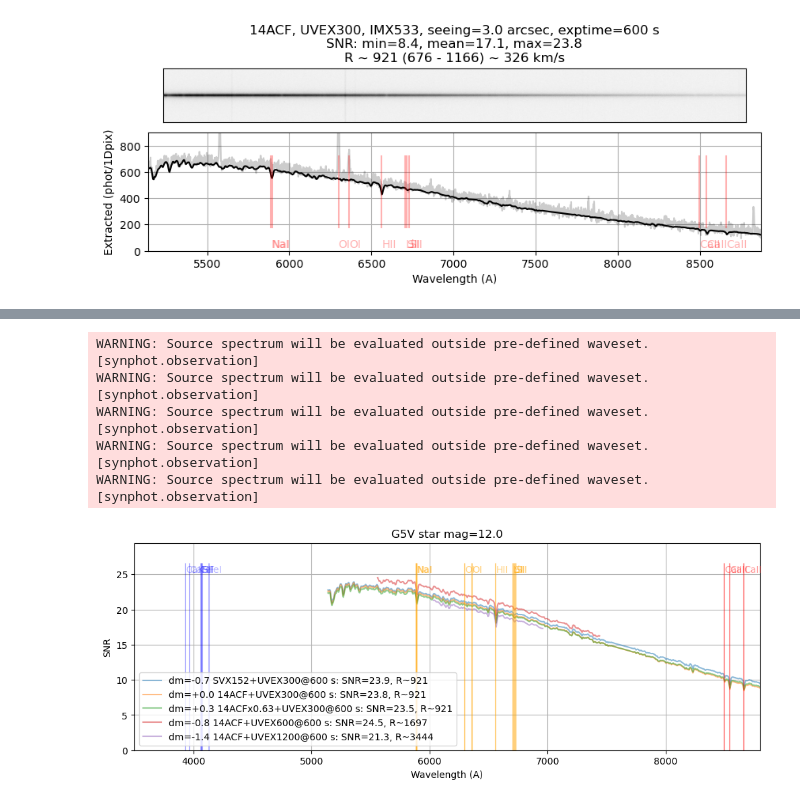
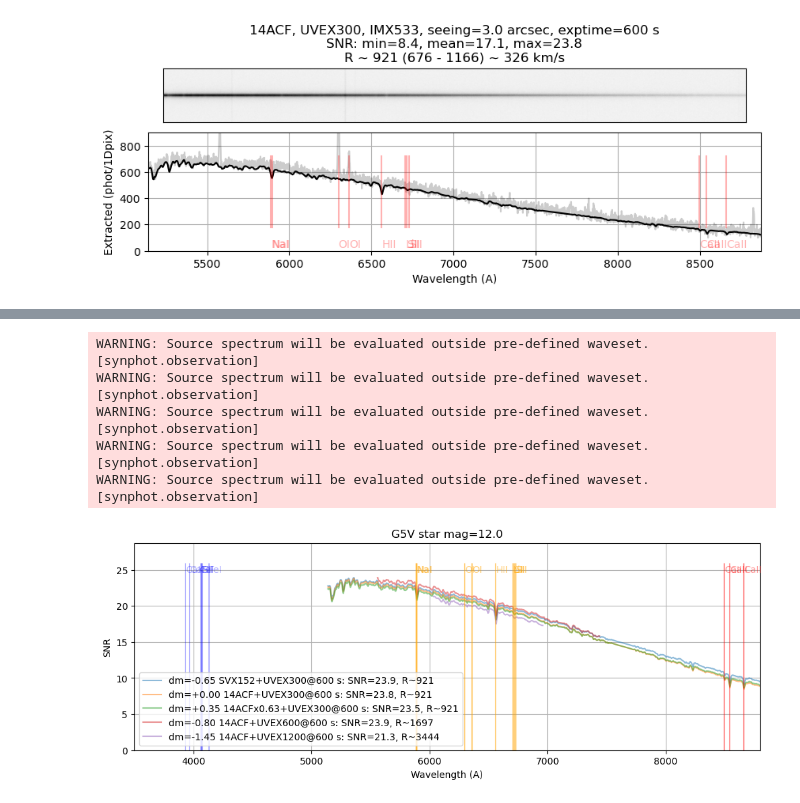
Before and after one commit to joshwalawender/SpecETC, a Jupyter notebook: Sandbox.ipynb, the cells around one changed output, grey strips where cells are left out. Cells and saved outputs as stored; diff of their text form; code cells hidden in the pictures.

```diff
--- a/Sandbox.ipynb
+++ b/Sandbox.ipynb
@@ -48,7 +48,7 @@ instrumentation = [
                    (SVX152, UVEX300, IMX533, 600*u.second, -0.65),
                    (ACF14, UVEX300, IMX533, 600*u.second, 0.0),
                    (ACF14reduced, UVEX300, IMX533, 600*u.second, +0.35),
-                   (ACF14, UVEX600, IMX533, 600*u.second, -0.85),
+                   (ACF14, UVEX600, IMX533, 600*u.second, -0.80),
                    (ACF14, UVEX1200, IMX533, 600*u.second, -1.45),
                    ]
 
@@ -65,7 +65,7 @@ for i,inst in enumerate(instrumentation):
     im, spectra, variance = SpecETC(star, sky, tel, spec, det, plot=False)
     R = np.mean(spec.R)
     SNR = spectra/variance**0.5
-    label = f"dm={deltam:+3.1f} {tel.name}+{spec.name}@{det.exptime:.0f}: SNR={max(SNR):.1f}, R~{R:.0f}"
+    label = f"dm={deltam:+4.2f} {tel.name}+{spec.name}@{det.exptime:.0f}: SNR={max(SNR):.1f}, R~{R:.0f}"
     plt.plot(spec.binset, SNR, alpha=0.5, label=label)
     peakSNR = peakSNR if max(SNR) <= peakSNR else max(SNR)
 
@@ -74,31 +74,31 @@ lines_file = Path('.') / 'data' / 'spectral_lines.csv'
 lines = Table.read(lines_file, format='ascii.csv')
 for line in lines:
     if line['wav'] > wavmin and line['wav'] < wavmax:
         if line['wav'] < 5500:
             color = 'b'
             alpha = 0.3
         elif line['wav'] < 7000:
             color = 'orange'
             alpha = 0.5
         else:
             color = 'r'
             alpha = 0.4
         plt.axvline(line['wav'], ymin=0, ymax=0.9,
                     color=color, alpha=alpha)
         plt.text(line['wav'], 1.03*peakSNR, line['name'],
                  color=color, alpha=alpha)
 
 plt.ylabel('SNR')
 plt.xlabel('Wavelength (A)')
 plt.xlim(wavmin, wavmax)
 plt.ylim(0,1.2*peakSNR)
 plt.grid()
 plt.legend(loc='best')
 plt.show()
 # %% [output]
 WARNING: Source spectrum will be evaluated outside pre-defined waveset. [synphot.observation]
 WARNING: Source spectrum will be evaluated outside pre-defined waveset. [synphot.observation]
 WARNING: Source spectrum will be evaluated outside pre-defined waveset. [synphot.observation]
 WARNING: Source spectrum will be evaluated outside pre-defined waveset. [synphot.observation]
 WARNING: Source spectrum will be evaluated outside pre-defined waveset. [synphot.observation]
-[figure, old version]
+[figure, new version]
```
Also changed, not shown: parts of 2 cells of this notebook.
